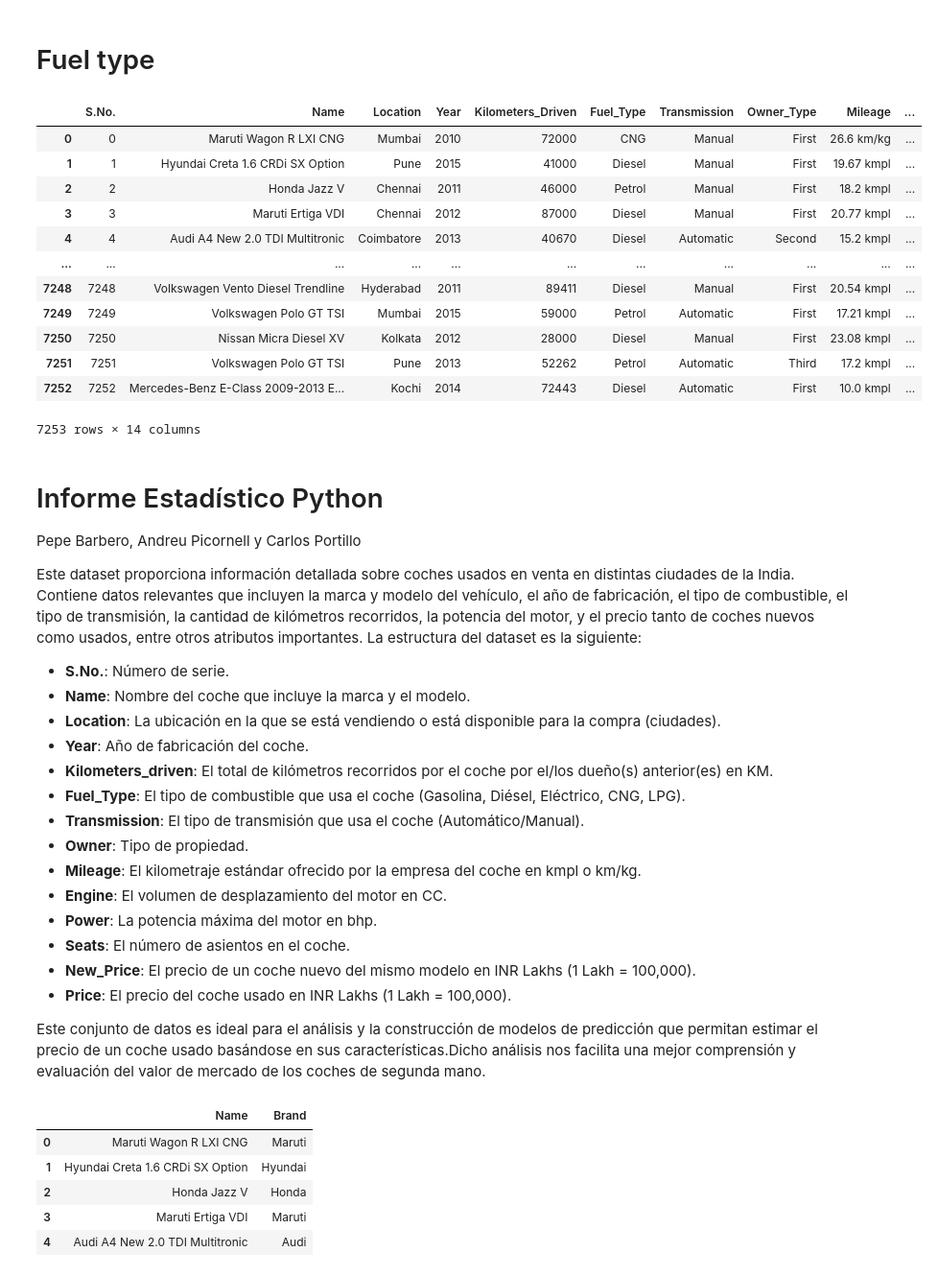
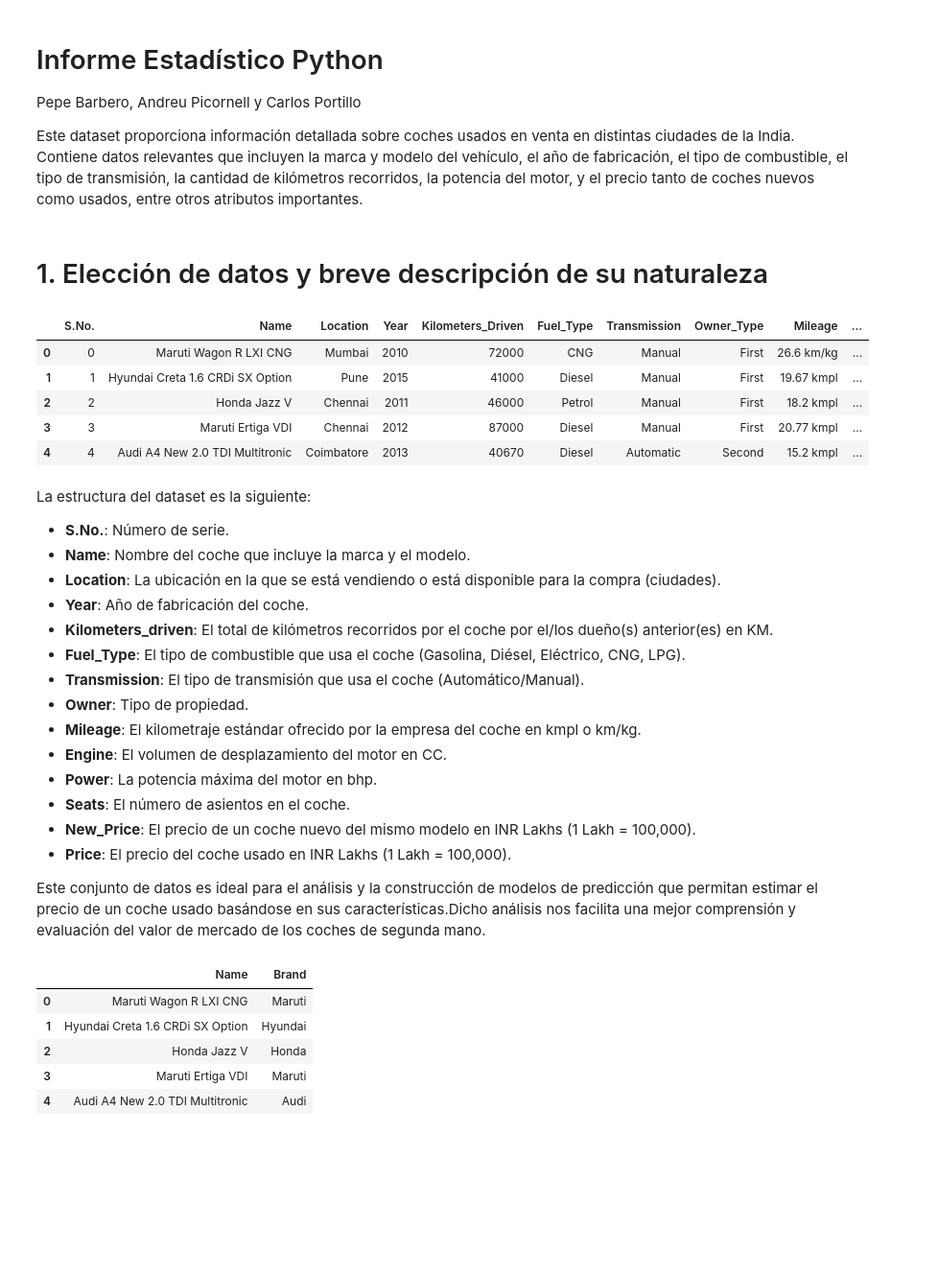
Before and after one commit to anpiboi/informe_coches_usados_india, a Jupyter notebook: informe_coches_indios.ipynb, the cells around one changed output. Shown at 96% size. Saved outputs shown, nothing was run; the diff lists cells and outputs as text; code cells hidden in the pictures; blank space fills up the shorter version.

Commit message:
Modificaciones Andreu
Modificaciones Andreu

```diff
--- a/informe_coches_indios.ipynb
+++ b/informe_coches_indios.ipynb
@@ -1,33 +1,28 @@
-# %% [markdown]
-# Fuel type
+# %% [markdown]
+# Informe Estadístico Python
+
+Pepe Barbero, Andreu Picornell y Carlos Portillo
+
+Este dataset proporciona información detallada sobre coches usados en venta en distintas ciudades de la India. Contiene datos relevantes que incluyen la marca y modelo del vehículo, el año de fabricación, el tipo de combustible, el tipo de transmisión, la cantidad de kilómetros recorridos, la potencia del motor, y el precio tanto de coches nuevos como usados, entre otros atributos importantes.
+# %% [markdown]
+# 1. Elección de datos y breve descripción de su naturaleza
 # %%
 import pandas as pd
 
 # Lee el archivo TSV
-df = pd.read_csv(r"C:\Users\capor\Downloads\used_cars_data.csv", sep=",", encoding="latin8")
+df = pd.read_csv(r"used_cars_data.csv", sep=",", encoding="latin8")
 
 # Muestra las primeras filas
-df
+df.head()
 # %% [output]
 |  | S.No. | Name | Location | Year | Kilometers_Driven | Fuel_Type | Transmission | Owner_Type | Mileage | ... |
 | 0 | 0 | Maruti Wagon R LXI CNG | Mumbai | 2010 | 72000 | CNG | Manual | First | 26.6 km/kg | ... |
 | 1 | 1 | Hyundai Creta 1.6 CRDi SX Option | Pune | 2015 | 41000 | Diesel | Manual | First | 19.67 kmpl | ... |
 | 2 | 2 | Honda Jazz V | Chennai | 2011 | 46000 | Petrol | Manual | First | 18.2 kmpl | ... |
 | 3 | 3 | Maruti Ertiga VDI | Chennai | 2012 | 87000 | Diesel | Manual | First | 20.77 kmpl | ... |
 | 4 | 4 | Audi A4 New 2.0 TDI Multitronic | Coimbatore | 2013 | 40670 | Diesel | Automatic | Second | 15.2 kmpl | ... |
-| ... | ... | ... | ... | ... | ... | ... | ... | ... | ... | ... |
-| 7248 | 7248 | Volkswagen Vento Diesel Trendline | Hyderabad | 2011 | 89411 | Diesel | Manual | First | 20.54 kmpl | ... |
-| 7249 | 7249 | Volkswagen Polo GT TSI | Mumbai | 2015 | 59000 | Petrol | Automatic | First | 17.21 kmpl | ... |
-| 7250 | 7250 | Nissan Micra Diesel XV | Kolkata | 2012 | 28000 | Diesel | Manual | First | 23.08 kmpl | ... |
-| 7251 | 7251 | Volkswagen Polo GT TSI | Pune | 2013 | 52262 | Petrol | Automatic | Third | 17.2 kmpl | ... |
-| 7252 | 7252 | Mercedes-Benz E-Class 2009-2013 E... | Kochi | 2014 | 72443 | Diesel | Automatic | First | 10.0 kmpl | ... |
-7253 rows × 14 columns
 # %% [markdown]
-# Informe Estadístico Python
-
-Pepe Barbero, Andreu Picornell y Carlos Portillo
-
-Este dataset proporciona información detallada sobre coches usados en venta en distintas ciudades de la India. Contiene datos relevantes que incluyen la marca y modelo del vehículo, el año de fabricación, el tipo de combustible, el tipo de transmisión, la cantidad de kilómetros recorridos, la potencia del motor, y el precio tanto de coches nuevos como usados, entre otros atributos importantes. La estructura del dataset es la siguiente:
+La estructura del dataset es la siguiente:
 
 * **S.No.**: Número de serie.
 * **Name**: Nombre del coche que incluye la marca y el modelo.
```
Also changed, not shown: parts of 18 cells of this notebook, 1 other file.
